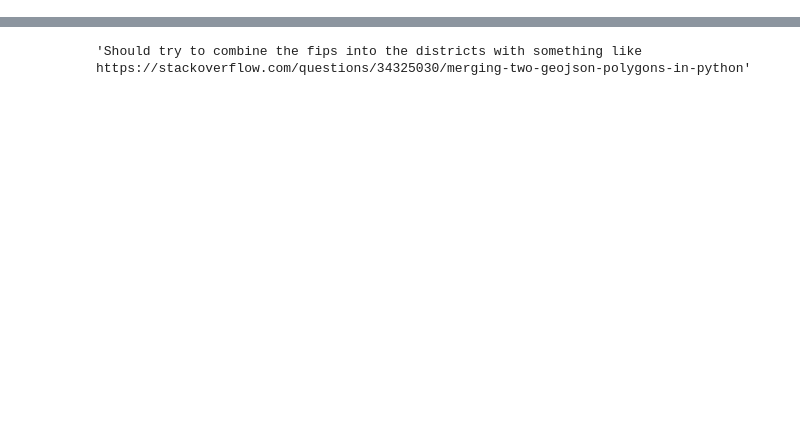
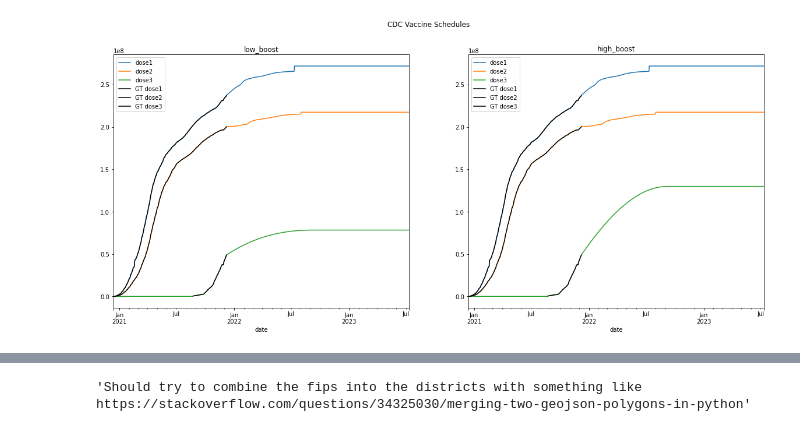
Before and after one commit to itsyosef/bionetworks, a Jupyter notebook: coevolution/notebooks/VirginiaVariants.ipynb, the cells around one changed output, grey strips where cells are left out. Saved outputs shown, nothing was run; the diff lists cells and outputs as text; code cells hidden in the pictures; blank space fills up the shorter version.

```diff
--- a/coevolution/notebooks/VirginiaVariants.ipynb
+++ b/coevolution/notebooks/VirginiaVariants.ipynb
@@ -12,3 +577,21 @@ import seaborn as sns
+# %%
+state_abbr_to_stfips = dict()
+stfips_to_state_abbr = dict()
+stfips_to_state = dict()
+state_to_stfips = dict()
+state_to_stfips_path ="/project/biocomplexity/COVID-19_commons/2019-nCoV_stat-analyses/misc_data/stfips_to_state.csv"
+
+with open(state_to_stfips_path) as src:
+    for line in src.readlines():
+        state, state_abbr, stfips = line.strip().split(",")
+        state_abbr_to_stfips.update({state_abbr:stfips})
+        stfips_to_state_abbr.update({stfips:state_abbr})
+        stfips_to_state.update({stfips:state})
+        state_to_stfips.update({state:stfips})
+
+state_abbr_to_stfips["US"] = "US"
+stfips_to_state_abbr["US"] = "US"
+state_to_stfips["US"] = "US"
 # %%
 scenarios = """/sfs/qumulo/qproject/biocomplexity/COVID-19_commons/products/external_data_collection/age_data/VDH_age_vaccinations_per_100K_scenario_high_boost.csv
 /sfs/qumulo/qproject/biocomplexity/COVID-19_commons/products/external_data_collection/age_data/VDH_age_vaccinations_per_100K_scenario_high_boost_OptVax.csv
@@ -19,0 +627,24 @@ from matplotlib import pyplot as plt
+# %%
+gt = pd.read_csv(f"/sfs/qumulo/qproject/biocomplexity/COVID-19_commons/products/external_data_collection/age_data/CDC_age_vaccinations_per_100K.csv", parse_dates=["date"])
+gt = gt[gt.location == "US"].drop(columns = ["location"]).set_index("date")[["dose1", "dose2", "dose3"]] * (fips_to_pop["US"] / 100000)
+gt.columns = ["GT dose1", "GT dose2", "GT dose3"]
+
+fig, axs = plt.subplots(figsize=(20,8), ncols= 2) #, nrows=2)
+for ix, scenario in enumerate(["low_boost", "high_boost"]):
+    ax = axs[ix%2]
+    vax = pd.read_csv(f"/sfs/qumulo/qproject/biocomplexity/COVID-19_commons/products/external_data_collection/age_data/CDC_age_vaccinations_per_100K_scenario_{scenario}.csv", parse_dates=["date"])
+    vax = vax[vax.location == "US"]
+    vax = vax.set_index("date").apply(lambda row: row.drop("location") * (fips_to_pop[state_abbr_to_stfips[row.location]] / 100000), axis=1).reset_index()
+    vax = vax[["date", "dose1", "dose2", "dose3"]].set_index("date").sort_index().plot(ax=ax)
+    gt.plot(ax=ax, color="k") #, legend=[])
+#     print(vax)
+#     vax = vax.groupby("date").sum() #.drop(columns="location")
+#     vax.columns = [i.split("_")[0] for i in vax.columns]
+#     vax.groupby(vax.columns, axis=1).sum().drop(columns=["doses"]).plot(ax=ax)
+    ax.set_title(scenario)
+#     ax.set_ylim(0, 40000000)
+
+plt.suptitle("CDC Vaccine Schedules")
+plt.savefig("../plots/CDC_vax_summaries.png", dpi=100, facecolor="white", bbox_inches="tight")
+# %% [output]
+[figure, added]
```
Also changed, not shown: parts of 14 cells of this notebook, 21 other files.
